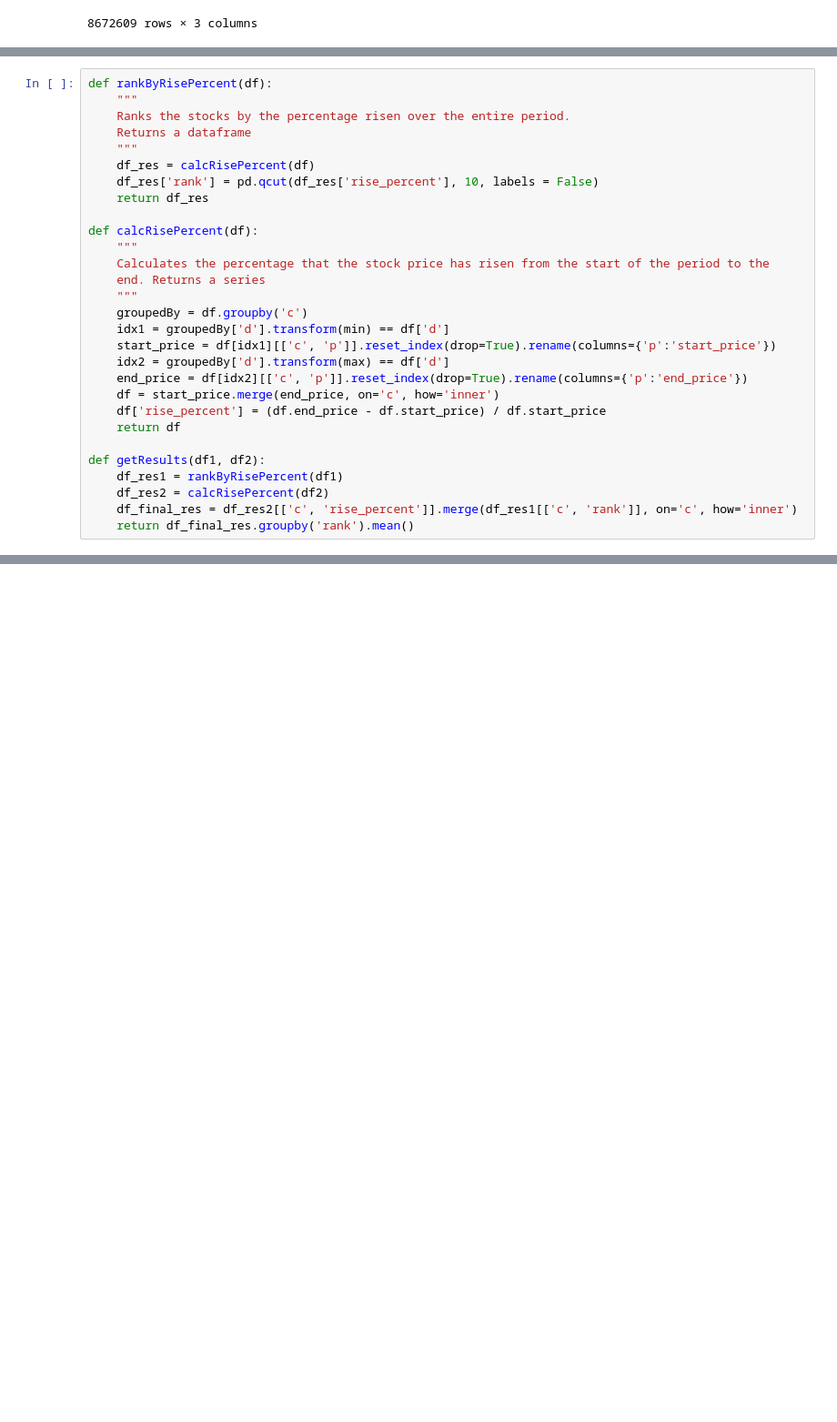
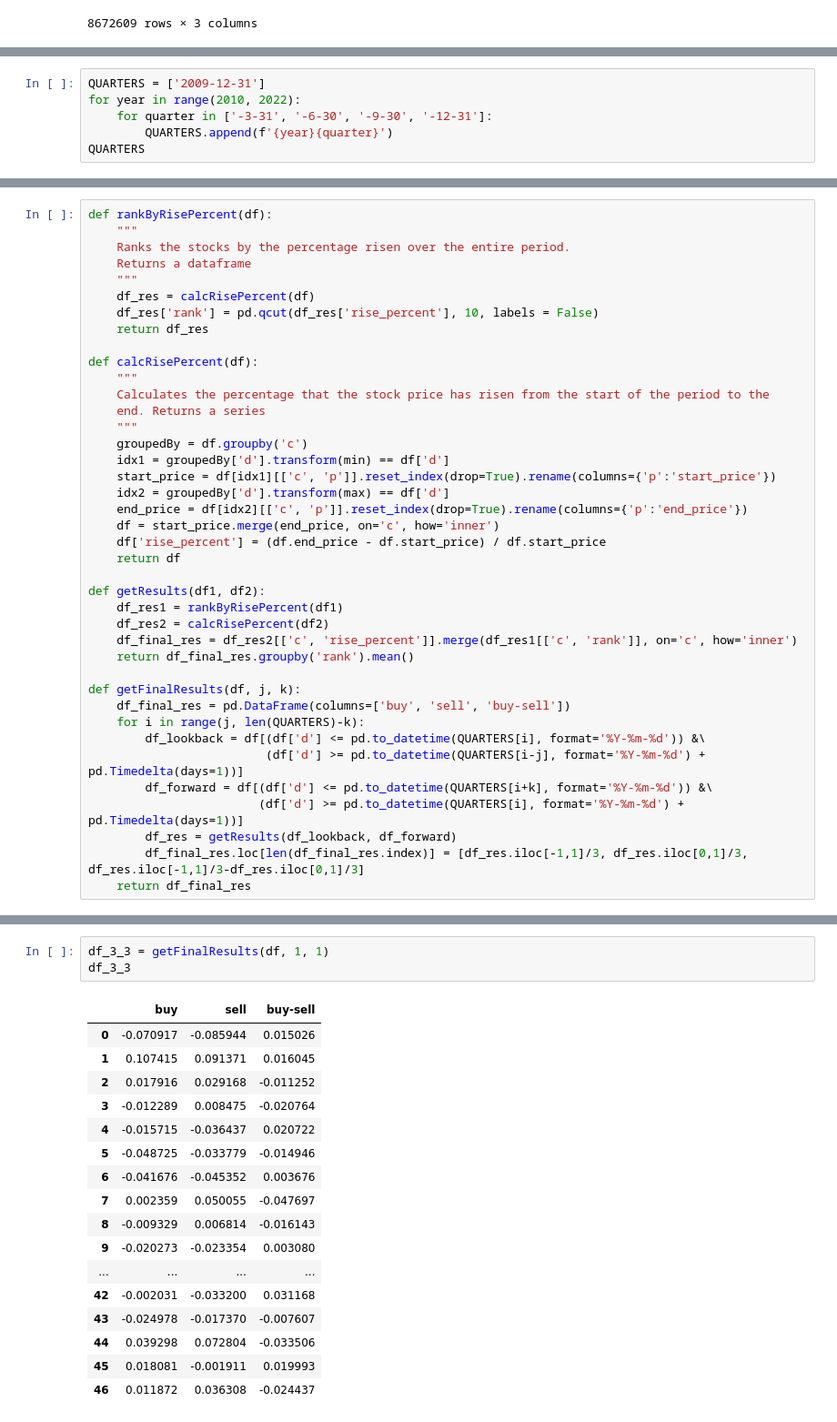
Before and after one commit to tanyanbo/academicwriting, a Jupyter notebook: academicwriting.ipynb, the cells around one changed output, grey strips where cells are left out. Shown at 91% size. Saved outputs shown, nothing was run; the diff lists cells and outputs as text; blank space fills up the shorter version.

```diff
--- a/academicwriting.ipynb
+++ b/academicwriting.ipynb
@@ -90,0 +87,6 @@ df2q10[df2q10['c']==2166]
+# %%
+QUARTERS = ['2009-12-31']
+for year in range(2010, 2022):
+    for quarter in ['-3-31', '-6-30', '-9-30', '-12-31']:
+        QUARTERS.append(f'{year}{quarter}')
+QUARTERS
@@ -117,3 +137,14 @@ def getResults(df1, df2):
     df_res2 = calcRisePercent(df2)
     df_final_res = df_res2[['c', 'rise_percent']].merge(df_res1[['c', 'rank']], on='c', how='inner')
     return df_final_res.groupby('rank').mean()
+
+def getFinalResults(df, j, k):
+    df_final_res = pd.DataFrame(columns=['buy', 'sell', 'buy-sell'])
+    for i in range(j, len(QUARTERS)-k):
+        df_lookback = df[(df['d'] <= pd.to_datetime(QUARTERS[i], format='%Y-%m-%d')) &\
+                         (df['d'] >= pd.to_datetime(QUARTERS[i-j], format='%Y-%m-%d') + pd.Timedelta(days=1))]
+        df_forward = df[(df['d'] <= pd.to_datetime(QUARTERS[i+k], format='%Y-%m-%d')) &\
+                        (df['d'] >= pd.to_datetime(QUARTERS[i], format='%Y-%m-%d') + pd.Timedelta(days=1))]
+        df_res = getResults(df_lookback, df_forward)
+        df_final_res.loc[len(df_final_res.index)] = [df_res.iloc[-1,1]/3, df_res.iloc[0,1]/3, df_res.iloc[-1,1]/3-df_res.iloc[0,1]/3]
+    return df_final_res
@@ -213,0 +151,21 @@ Name: p, Length: 1855, dtype: float64
+# %%
+df_3_3 = getFinalResults(df, 1, 1)
+df_3_3
+# %% [output]
+|  | buy | sell | buy-sell |
+| 0 | -0.070917 | -0.085944 | 0.015026 |
+| 1 | 0.107415 | 0.091371 | 0.016045 |
+| 2 | 0.017916 | 0.029168 | -0.011252 |
+| 3 | -0.012289 | 0.008475 | -0.020764 |
+| 4 | -0.015715 | -0.036437 | 0.020722 |
+| 5 | -0.048725 | -0.033779 | -0.014946 |
+| 6 | -0.041676 | -0.045352 | 0.003676 |
+| 7 | 0.002359 | 0.050055 | -0.047697 |
+| 8 | -0.009329 | 0.006814 | -0.016143 |
+| 9 | -0.020273 | -0.023354 | 0.003080 |
+| ... | ... | ... | ... |
+| 42 | -0.002031 | -0.033200 | 0.031168 |
+| 43 | -0.024978 | -0.017370 | -0.007607 |
+| 44 | 0.039298 | 0.072804 | -0.033506 |
+| 45 | 0.018081 | -0.001911 | 0.019993 |
+| 46 | 0.011872 | 0.036308 | -0.024437 |
```
Also changed, not shown: parts of 11 cells of this notebook.
